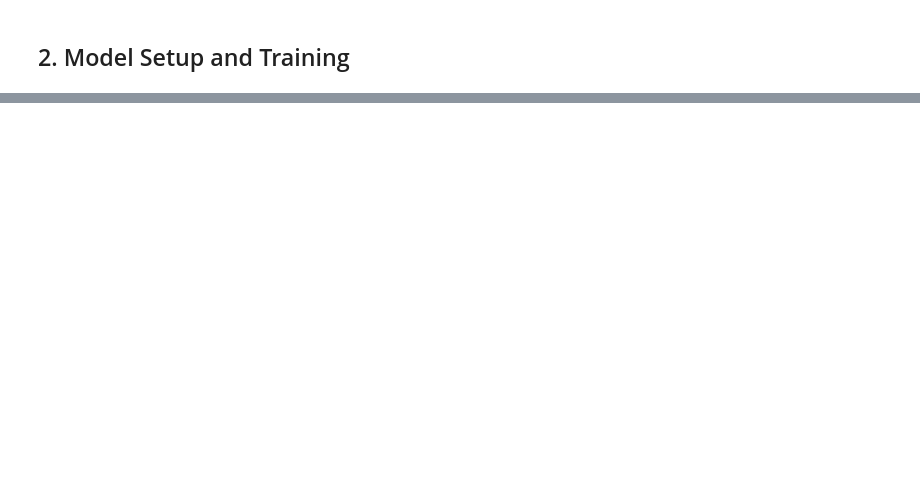
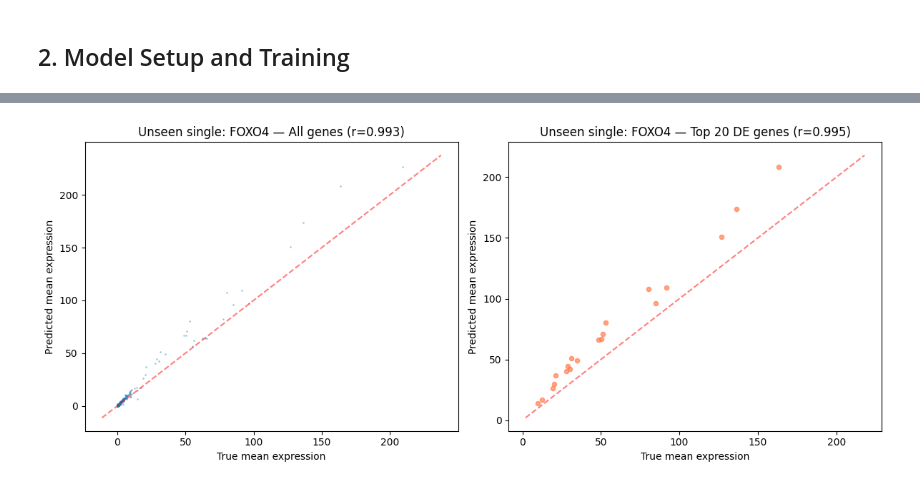
Before and after one commit to Lotfollahi-lab/CellDISECT, a Jupyter notebook: docs/source/tutorials/CellDISECT_Perturbation.ipynb, the cells around one changed output, grey strips where cells are left out. Cells and saved outputs as stored; diff of their text form; code cells hidden in the pictures; blank space fills up the shorter version.

```diff
--- a/docs/source/tutorials/CellDISECT_Perturbation.ipynb
+++ b/docs/source/tutorials/CellDISECT_Perturbation.ipynb
@@ -269,0 +742,9 @@ In this tutorial we demonstrated:
+# %%
+# Unseen single-gene perturbation
+if holdout_single:
+    pert = holdout_single[0]
+    x_c, x_t, x_p = results[pert]
+    if x_t is not None:
+        plot_prediction_scatter(x_p, x_t, x_c, title=f'Unseen single: {pert}')
+# %% [output]
+[figure, added]
```
Also changed, not shown: parts of 83 cells of this notebook.
